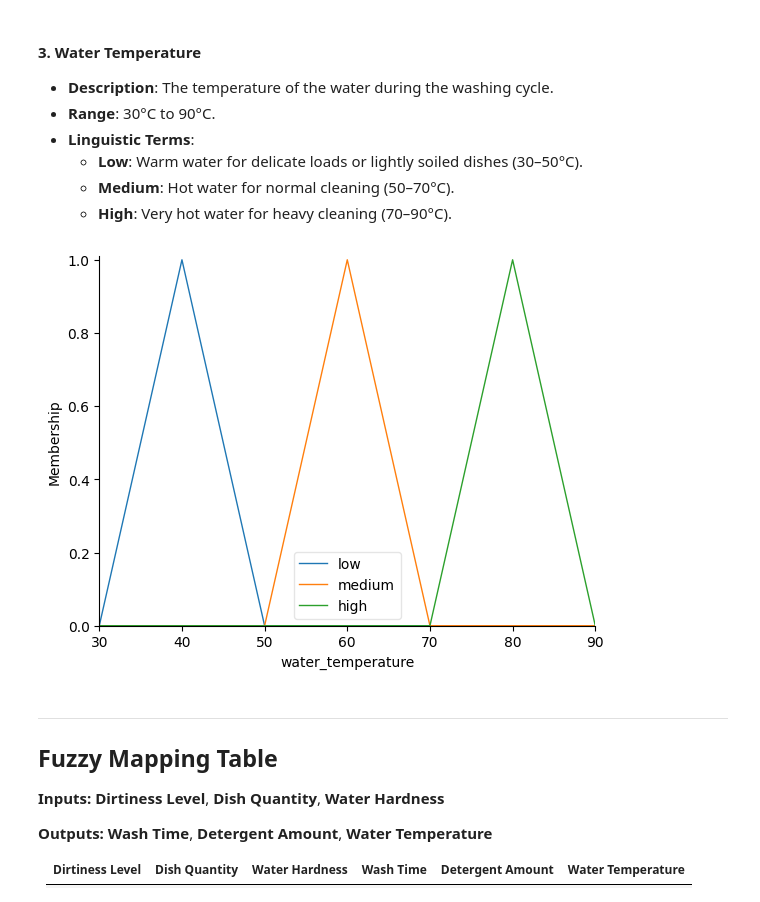
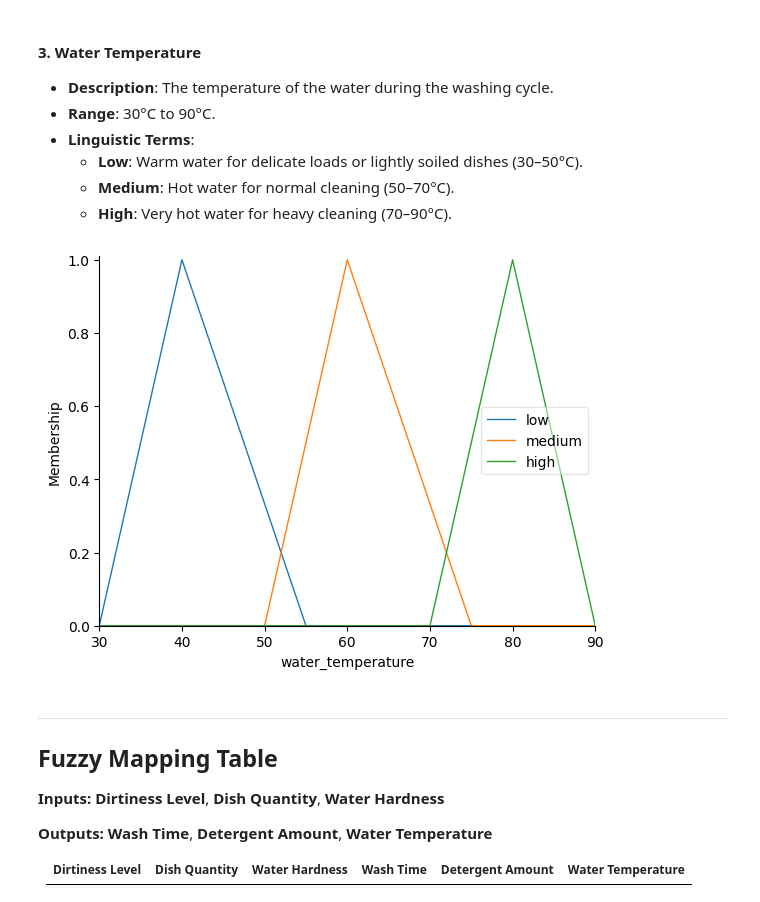
Before and after one commit to CountZero-Error/FuzzyDishwasher, a Jupyter notebook: notebooks/dishwasher.ipynb, the cells around one changed output. Saved outputs shown, nothing was run; the diff lists cells and outputs as text; code cells hidden in the pictures.

```diff
--- a/notebooks/dishwasher.ipynb
+++ b/notebooks/dishwasher.ipynb
@@ -116,12 +116,12 @@ detergent.view()
   - **High**: Very hot water for heavy cleaning (70–90°C).
 # %%
 water_temperature = ctrl.Consequent(np.arange(30, 91, 1), 'water_temperature')
-water_temperature['low'] = fuzz.trimf(water_temperature.universe, [30, 40, 50])
-water_temperature['medium'] = fuzz.trimf(water_temperature.universe, [50, 60, 70])
+water_temperature['low'] = fuzz.trimf(water_temperature.universe, [30, 40, 55])
+water_temperature['medium'] = fuzz.trimf(water_temperature.universe, [50, 60, 75])
 water_temperature['high'] = fuzz.trimf(water_temperature.universe, [70, 80, 90])
 water_temperature.view()
 # %% [output]
-[figure, old version]
+[figure, new version]
 # %% [markdown]
 ---
 ## **Fuzzy Mapping Table**
```
Also changed, not shown: parts of 1 cell of this notebook, 1 other file.
